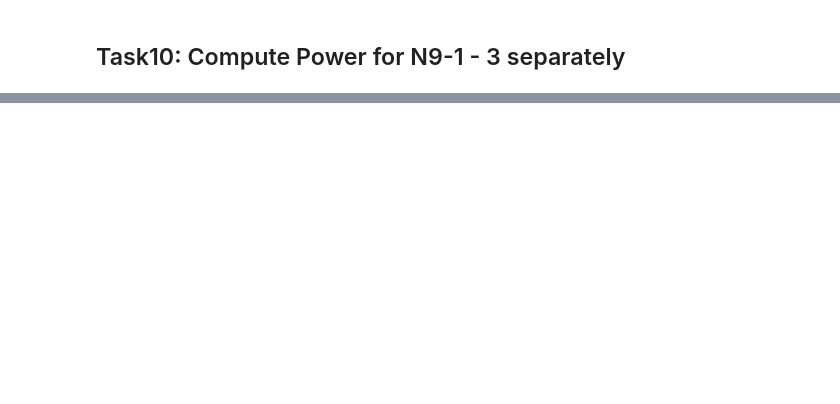
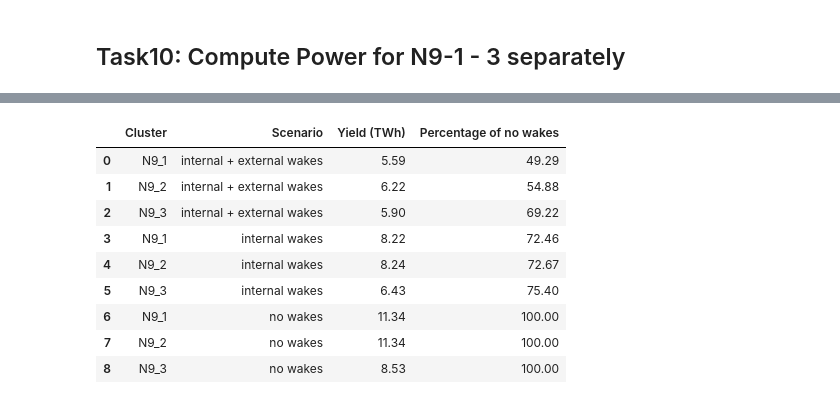
Before and after one commit to boujuan/StudentProject-Yield-Predictions-Offshore, a Jupyter notebook: 08_task10_yield_singlefram.ipynb, the cells around one changed output, grey strips where cells are left out. Saved outputs shown, nothing was run; the diff lists cells and outputs as text; code cells hidden in the pictures; blank space fills up the shorter version.

```diff
--- a/08_task10_yield_singlefram.ipynb
+++ b/08_task10_yield_singlefram.ipynb
@@ -97,0 +157,41 @@ Efficiency added to farm results
+# %%
+# Paths
+turbines_area_of_interest_path = 'data/turbine-info/coordinates/area_of_interest/'
+external_farms_path = 'data/turbine-info/coordinates/existing_planned/'
+
+# Read internal turbine layout files
+internal_files = os.listdir(turbines_area_of_interest_path) # List all files in the directory
+Turb_dfs = [pd.read_csv(turbines_area_of_interest_path + file) for file in internal_files]
+
+# Read external turbine layout files
+external_files = os.listdir(external_farms_path)
+external_dfs = [pd.read_csv(external_farms_path + file) for file in external_files]
+external_combined_df = pd.concat(external_dfs, ignore_index=True)
+
+# Combine internal and external layouts for wake effect calculation
+Combined_Turb_dfs = []
+for i in range(len(Turb_dfs)):
+    combined_df = pd.concat([Turb_dfs[i], external_combined_df], ignore_index=True)
+    Combined_Turb_dfs.append((combined_df, f"Combined_Cluster{i+1}"))
+
+# Define States using a valid data source
+States = foxes.input.states.Timeseries(
+    data_source= df_month_mean,
+    output_vars=[FV.WS, FV.WD, FV.TI, FV.RHO],
+    var2col={FV.WS: "long-term_WS150", FV.WD: "long-term_WD150", FV.TI: "time"},
+    fixed_vars={FV.RHO: 1.225, FV.TI: 0.05},
+)
+
+# Define Parameters
+Parameters = {
+    'TType': "IEA15MW",
+    'rotor_model': "centre",
+    'wake_models': ["Bastankhah2014_linear"],
+    'partial_wakes': None,
+}
+
+# Calculate the farm results with wake effects
+combined_results = []
+for Combined_Turb_df in Combined_Turb_dfs:
+    result = Foxes_Farm_Power(Combined_Turb_df, States, Parameters)
+    combined_results.append(result)
@@ -97,0 +306,13 @@ Efficiency added to farm results
+# %%
+results_df
+# %% [output]
+|  | Cluster | Scenario | Yield (TWh) | Percentage of no wakes |
+| 0 | N9_1 | internal + external wakes | 5.59 | 49.29 |
+| 1 | N9_2 | internal + external wakes | 6.22 | 54.88 |
+| 2 | N9_3 | internal + external wakes | 5.90 | 69.22 |
+| 3 | N9_1 | internal wakes | 8.22 | 72.46 |
+| 4 | N9_2 | internal wakes | 8.24 | 72.67 |
+| 5 | N9_3 | internal wakes | 6.43 | 75.40 |
+| 6 | N9_1 | no wakes | 11.34 | 100.00 |
+| 7 | N9_2 | no wakes | 11.34 | 100.00 |
+| 8 | N9_3 | no wakes | 8.53 | 100.00 |
```
Also changed, not shown: parts of 7 cells of this notebook, 5 other files.
